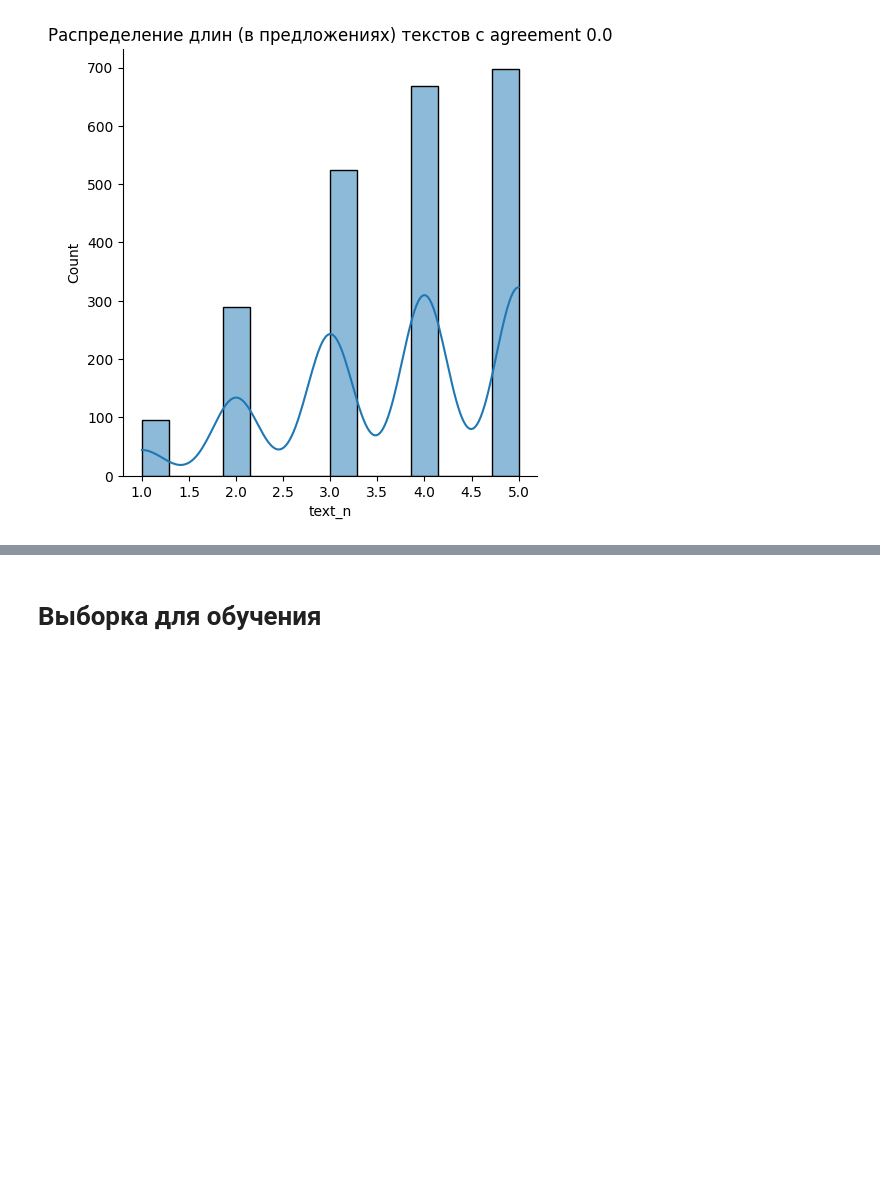
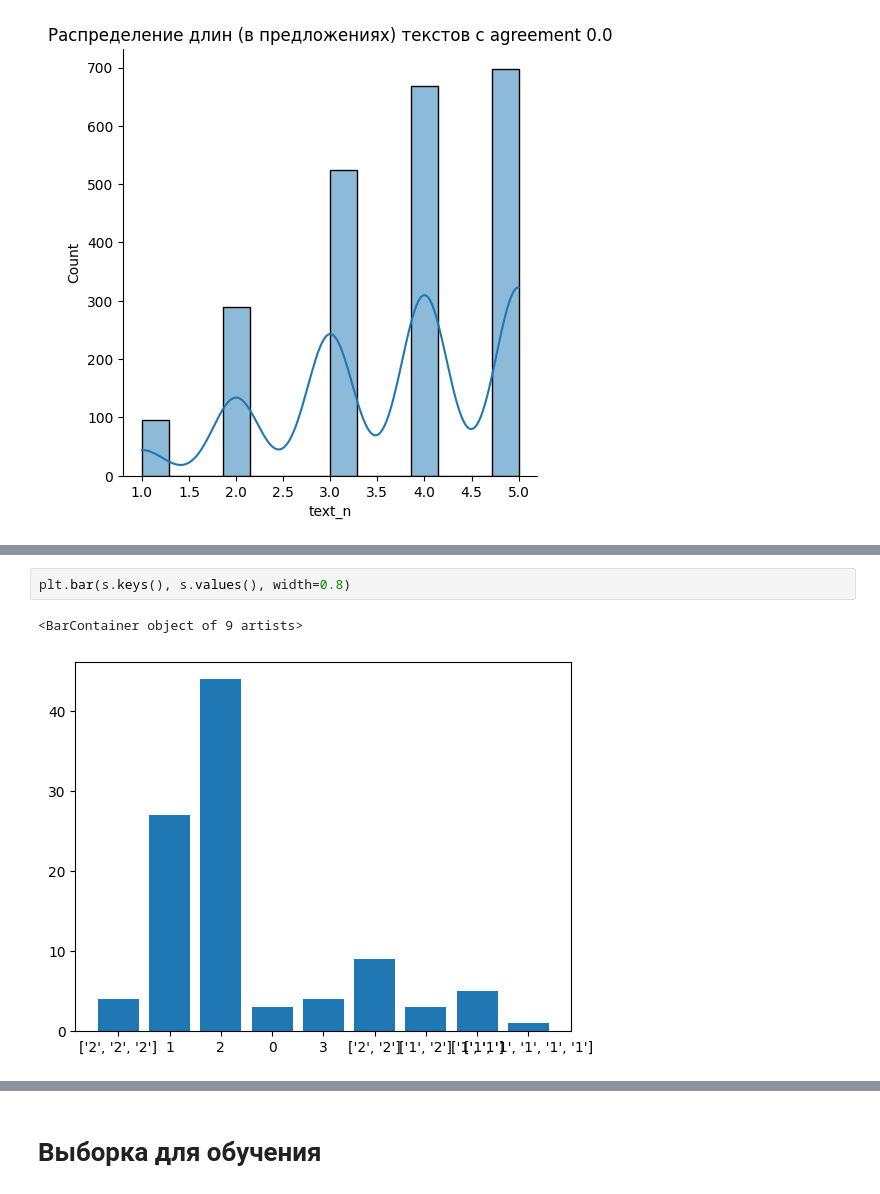
Before and after one commit to MaryObr/coursework, a Jupyter notebook: Coursework.ipynb, the cells around one changed output, grey strips where cells are left out. Cells and saved outputs as stored; diff of their text form; blank space fills up the shorter version.

```diff
--- a/Coursework.ipynb
+++ b/Coursework.ipynb
@@ -866,0 +908,5 @@ dtype: object
+# %%
+plt.bar(s.keys(), s.values(), width=0.8)
+# %% [output]
+<BarContainer object of 9 artists>
+[figure, added]
```
Also changed, not shown: parts of 121 cells of this notebook.
